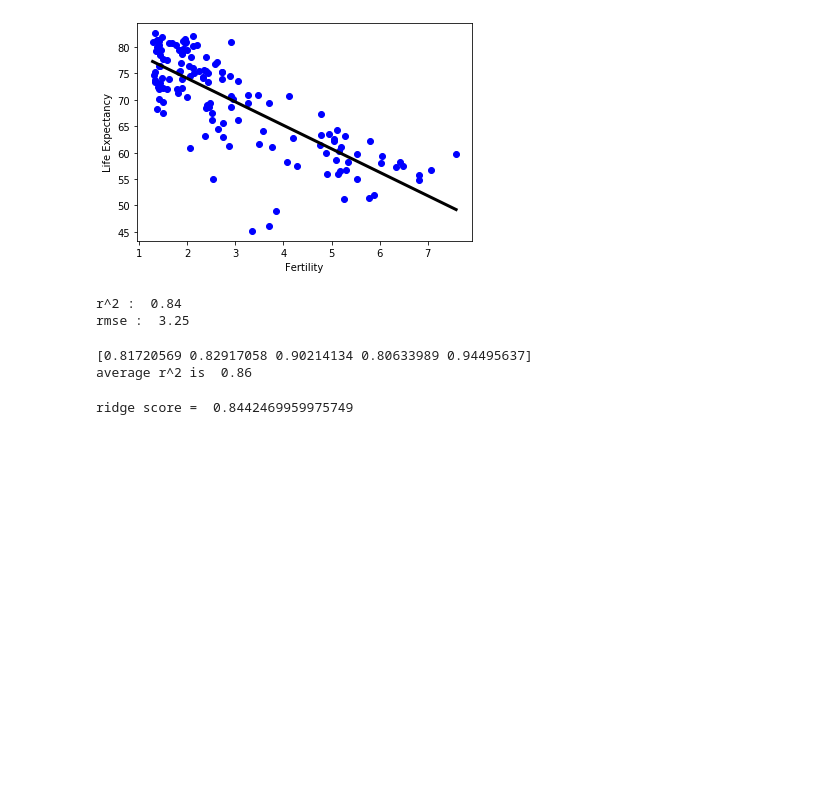
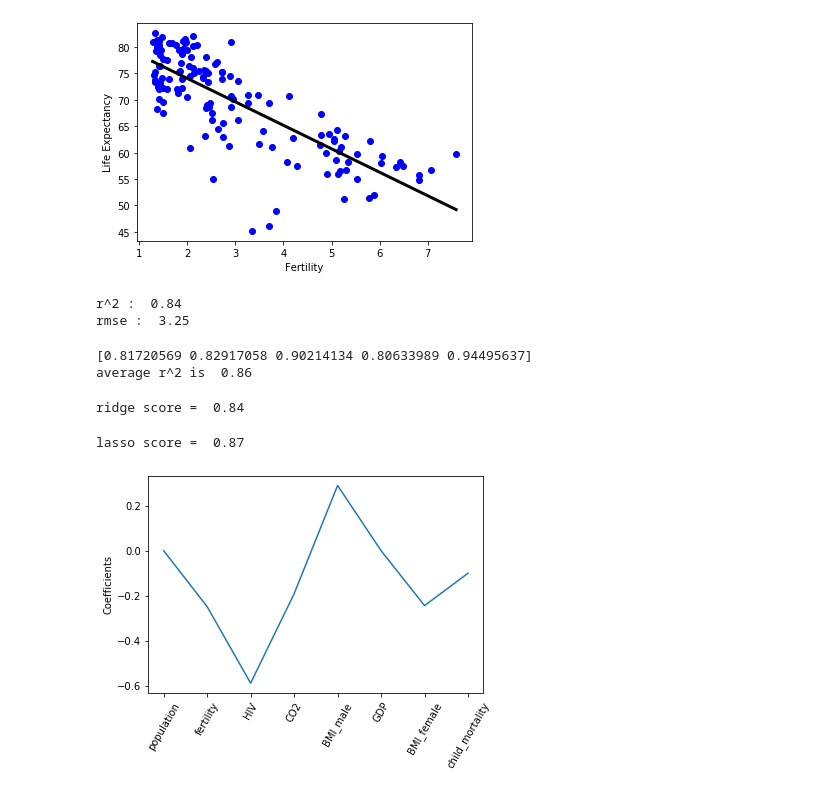
Before and after one commit to Ada-Kiekhaefer/regression_with_scikit_learn, a Jupyter notebook: regression_of_life_expectancy.ipynb, the cells around one changed output. Saved outputs shown, nothing was run; the diff lists cells and outputs as text; code cells hidden in the pictures; blank space fills up the shorter version.

```diff
--- a/regression_of_life_expectancy.ipynb
+++ b/regression_of_life_expectancy.ipynb
@@ -107,11 +108,32 @@ print('average r^2 is ', round(np.mean(cv_scores),2))
 average r^2 is  0.86
 # %%
 #regularization (ridge regression)
-#loss function = OLS * alpha Σ ai^2 , ai are model coefficients, alpha is a parameter that we assign (hyperparameter tuning)
+#loss function = OLS loss function * alpha Σ ai^2 , ai are model coefficients, alpha is a parameter that we assign (hyperparameter tuning)
 x_train, x_test, y_train, y_test = train_test_split(x,y, test_size = 0.3, random_state = 42)
 ridge = Ridge(alpha = 0.1, normalize=True)
 ridge.fit(x_train, y_train)
 ridge_pred = ridge.predict(x_test)
-print('ridge score = ', ridge.score(x_test,y_test))
+print('ridge score = ', round(ridge.score(x_test,y_test),2))
 # %% [output]
-ridge score =  0.8442469959975749
+ridge score =  0.84
+# %%
+#regularization (lasso regression)
+#loss function = OLS loss function * alpha Σ abs(ai) , ai are model coefficients, alpha is a parameter that we assign
+x_train, x_test, y_train, y_test = train_test_split(x,y, test_size = 0.3, random_state = 42)
+lasso = Lasso(alpha=0.1, normalize=True)
+lasso.fit(x_train, y_train)
+lasso_pred = lasso.predict(x_test)
+print('lasso score = ', round(lasso.score(x_test,y_test), 2))
+# %% [output]
+lasso score =  0.87
+# %%
+#lasso shinks coeffients of unimportant features (features selection)
+names = df.drop(['life', 'Region'], axis=1).columns
+lasso = Lasso(alpha=0.1)
+lasso_coef = lasso.fit(x,y).coef_
+_ = plt.plot(range(len(names)), lasso_coef)
+_ = plt.xticks(range(len(names)), names, rotation=60)
+_ = plt.ylabel('Coefficients')
+_ = plt.show()
+# %% [output]
+[figure, added]
```
Also changed, not shown: parts of 1 cell of this notebook, 1 other file.
